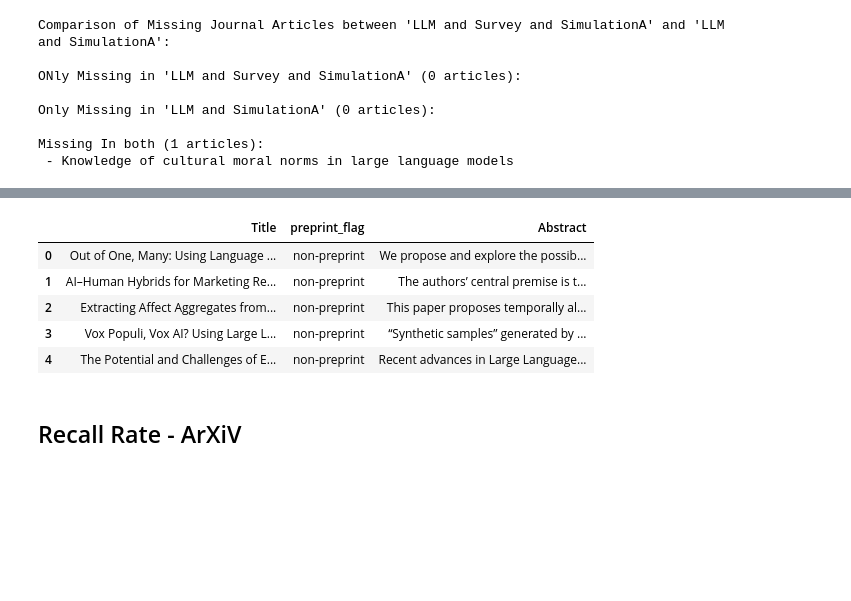
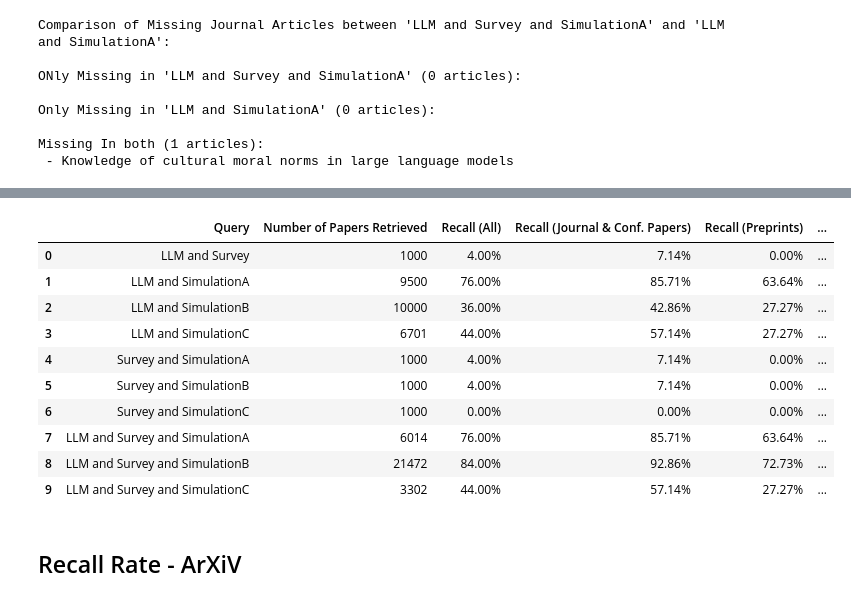
Before and after one commit to haoting-chan/AIRESIL, a Jupyter notebook: Database_extraction.ipynb, the cells around one changed output, grey strips where cells are left out. Drawn from its saved outputs; the diff is of its cells as text; code cells hidden in the pictures; blank space fills up the shorter version.

```diff
--- a/Database_extraction.ipynb
+++ b/Database_extraction.ipynb
@@ -495,7 +424,6 @@ def _safe_get(container, key):
 def ss_paper_row(p):
     ext = getattr(p, "externalIds", None)
     pv  = getattr(p, "publicationVenue", None)
-    doi  = _safe_get(ext, "DOI") or _safe_get(ext, "doi")
 
     return {
         "paperId": getattr(p, "paperId", None),
@@ -505,7 +433,8 @@ def ss_paper_row(p):
         "abstract": getattr(p, "abstract", None),
         "url": getattr(p, "url", None),
         "citationCount": getattr(p, "citationCount", None),
-        "doi": doi,
+        "doi": _safe_get(ext, "DOI") or _safe_get(ext, "doi"),
+        "publicationTypes": getattr(p, "publicationTypes", None),
     }
 
 # -------- Main Fetch Function --------
@@ -542,7 +471,7 @@ def ss_fetch_bulk(tag: str,
         if i >= max_papers:
             break
 
-    cols = ["paperId", "title", "year", "authors", "abstract", "url", "citationCount", "doi"]
+    cols = ["paperId", "title", "year", "authors", "abstract", "url", "citationCount", "doi", "publicationTypes"]
     return pd.DataFrame(rows, columns=cols)
 
 # Function: Get total record counts for each query
@@ -647,9 +588,0 @@ ModuleNotFoundError: No module named 'matplotlib'
-# %%
-# Common combos
-df_SS_llm_svy       = main("ss_llm_and_survey")
-df_SS_llm_simA      = main("ss_llm_and_simA")
-df_SS_llm_simB      = main("ss_llm_and_simB")
-df_SS_llm_simC      = main("ss_llm_and_simC")
-df_SS_llm_svy_simA  = main("ss_llm_survey_simA")
-df_SS_llm_svy_simB  = main("ss_llm_survey_simB")
-df_SS_llm_svy_simC  = main("ss_llm_survey_simC")
@@ -1157,10 +1074,0 @@ Missing In both (1 articles):
-# %%
-df_SS_llm_svy       = main("ss_llm_and_survey")
-
-df_SS_llm_simA      = main("ss_llm_and_simA")
-df_SS_llm_simB      = main("ss_llm_and_simB")
-df_SS_llm_simC      = main("ss_llm_and_simC")
-
-df_SS_llm_svy_simA  = main("ss_llm_survey_simA")
-df_SS_llm_svy_simB  = main("ss_llm_survey_simB")
-df_SS_llm_svy_simC  = main("ss_llm_survey_simC")
@@ -1188,28 +1075,33 @@ NameError: name 'df_SS_g1' is not defined
-# %%
-# I want to see the list of papers from the gold list that were not found in df_SS_g7
-df_SS_g7_norms = set(df_SS_g7["title"].map(normalize_title))
-missing_norms = gold_norm_set - df_SS_g7_norms
-missing_titles = [gold_norm_to_orig[n] for n in missing_norms]
-missing_preprint_flags = [gold_norm_to_preprint_flag[n] for n in missing_norms]
-missing_df = pd.DataFrame({
-    "Title": missing_titles,
-    "preprint_flag": missing_preprint_flags
-})
-
-# filter for non-preprints only
-missing_df = missing_df[missing_df["preprint_flag"] == "non-preprint"].reset_index(drop=True)
-
-# add in the abstracts from the gold list into the respective rows of missing_df
-missing_df = missing_df.merge(gold_df[["Title", "Abstract Note"]], on="Title", how="left")
-missing_df = missing_df.rename(columns={"Abstract Note": "Abstract"})
-missing_df
-# %% [output]
-|  | Title | preprint_flag | Abstract |
-| 0 | Out of One, Many: Using Language ... | non-preprint | We propose and explore the possib... |
-| 1 | AI–Human Hybrids for Marketing Re... | non-preprint | The authors’ central premise is t... |
-| 2 | Extracting Affect Aggregates from... | non-preprint | This paper proposes temporally al... |
-| 3 | Vox Populi, Vox AI? Using Large L... | non-preprint | “Synthetic samples” generated by ... |
-| 4 | The Potential and Challenges of E... | non-preprint | Recent advances in Large Language... |
+# %%
+# Run recall calculations
+ss_recall_results = {
+    "LLM and Survey": calc_recall_with_missing(df_SS_llm_survey),
+    "LLM and SimulationA": calc_recall_with_missing(df_SS_llm_simA),
+    "LLM and SimulationB": calc_recall_with_missing(df_SS_llm_simB),
+    "LLM and SimulationC": calc_recall_with_missing(df_SS_llm_simC),
+    "Survey and SimulationA": calc_recall_with_missing(df_SS_survey_simA),
+    "Survey and SimulationB": calc_recall_with_missing(df_SS_survey_simB),
+    "Survey and SimulationC": calc_recall_with_missing(df_SS_survey_simC),
+    "LLM and Survey and SimulationA": calc_recall_with_missing(df_SS_llm_survey_simA),
+    "LLM and Survey and SimulationB": calc_recall_with_missing(df_SS_llm_survey_simB),
+    "LLM and Survey and SimulationC": calc_recall_with_missing(df_SS_llm_survey_simC),
+}
+
+recall_table_SS = pd.concat(ss_recall_results.values(),
+                             keys=ss_recall_results.keys()).reset_index(level=1, drop=True).reset_index().rename(columns={"index": "Query"})
+recall_table_SS
+# %% [output]
+|  | Query | Number of Papers Retrieved | Recall (All) | Recall (Journal & Conf. Papers) | Recall (Preprints) | ... |
+| 0 | LLM and Survey | 1000 | 4.00% | 7.14% | 0.00% | ... |
+| 1 | LLM and SimulationA | 9500 | 76.00% | 85.71% | 63.64% | ... |
+| 2 | LLM and SimulationB | 10000 | 36.00% | 42.86% | 27.27% | ... |
+| 3 | LLM and SimulationC | 6701 | 44.00% | 57.14% | 27.27% | ... |
+| 4 | Survey and SimulationA | 1000 | 4.00% | 7.14% | 0.00% | ... |
+| 5 | Survey and SimulationB | 1000 | 4.00% | 7.14% | 0.00% | ... |
+| 6 | Survey and SimulationC | 1000 | 0.00% | 0.00% | 0.00% | ... |
+| 7 | LLM and Survey and SimulationA | 6014 | 76.00% | 85.71% | 63.64% | ... |
+| 8 | LLM and Survey and SimulationB | 21472 | 84.00% | 92.86% | 72.73% | ... |
+| 9 | LLM and Survey and SimulationC | 3302 | 44.00% | 57.14% | 27.27% | ... |
 # %% [markdown]
 ## Recall Rate - ArXiV
 # %%
```
Also changed, not shown: parts of 34 cells of this notebook, 1 other file.
